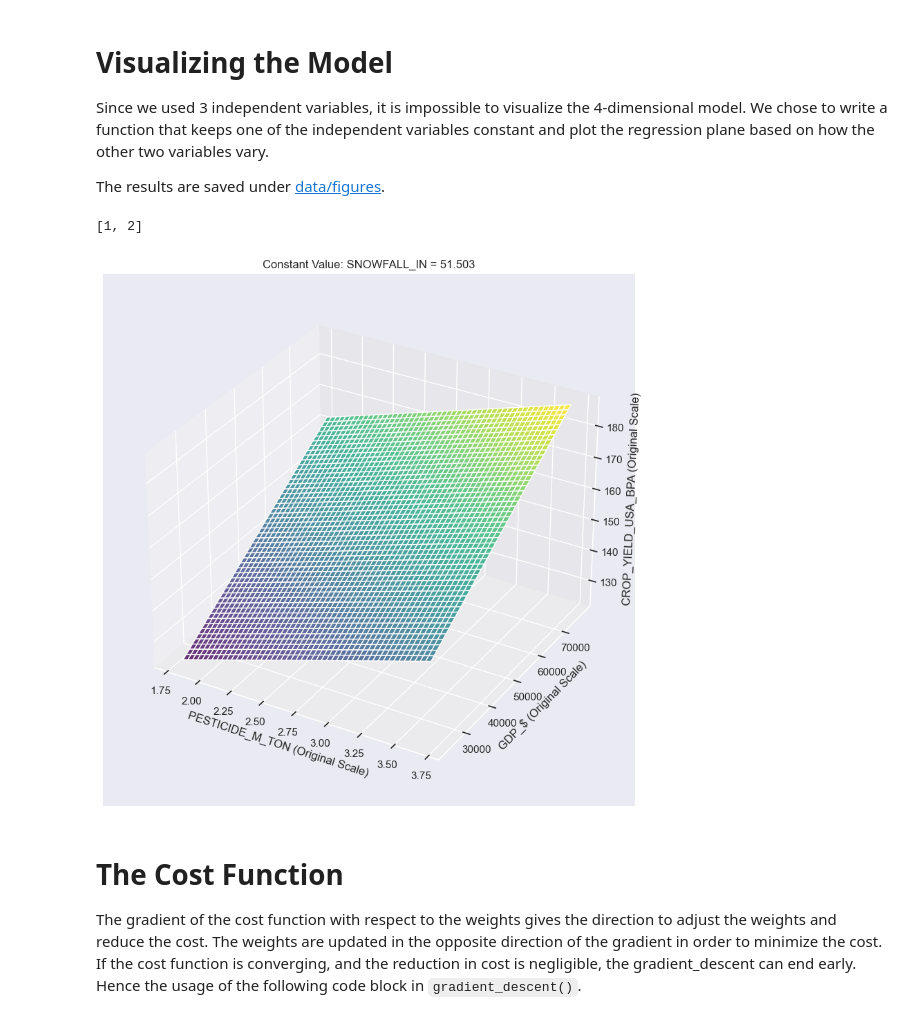
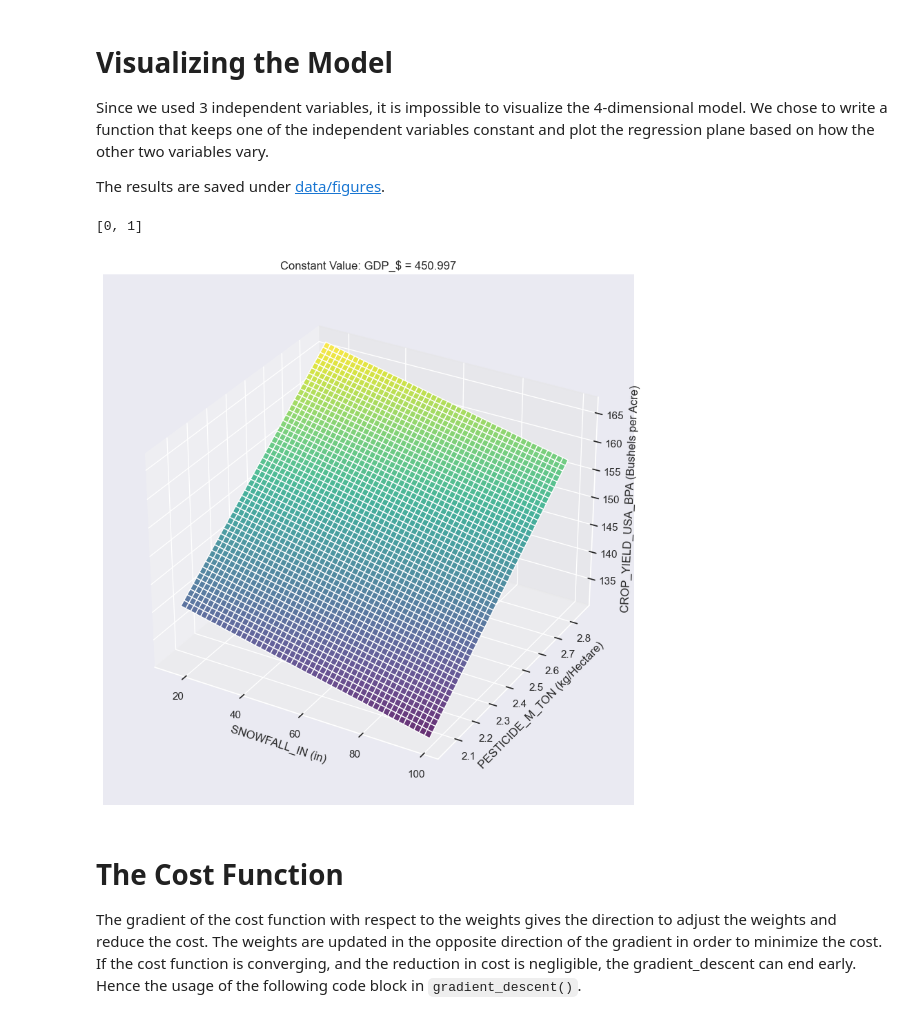
Before and after one commit to Aryanaut/DTP3_CropYield, a Jupyter notebook: src/main.ipynb, the cells around one changed output. Drawn from its saved outputs; the diff is of its cells as text; code cells hidden in the pictures.

Commit message:
updated data with new units, final graph now displays units

```diff
--- a/src/main.ipynb
+++ b/src/main.ipynb
@@ -237,6 +240,13 @@ Since we used 3 independent variables, it is impossible to visualize the 4-dimen
 
 The results are saved under [data/figures](../data/figures/).
 # %%
+unit_dict = {
+    'SNOWFALL_IN': "in",
+    'PESTICIDE_M_TON': "kg/Hectare",
+    'GDP_$': "10,000 USD",
+    'CROP_YIELD_USA_BPA': "Bushels per Acre"
+}
+
 def plot_with_two_varied_variables(model: MVF, feature_to_keep_constant, constant_value=None, savefig=None):
     """
     Visualizes the data by varying two features and keeping one feature constant.
@@ -305,9 +315,9 @@ def plot_with_two_varied_variables(model: MVF, feature_to_keep_constant, constan
     ax.clear()
 
     ax.plot_surface(X1_orig, X2_orig, Y_pred, cmap='viridis', alpha=0.8)
-    ax.set_xlabel(f'{model.feature_names[feature1]} (Original Scale)')
-    ax.set_ylabel(f'{model.feature_names[feature2]} (Original Scale)')
-    ax.set_zlabel(f'{model.target_name} (Original Scale)')
+    ax.set_xlabel(f'{model.feature_names[feature1]} ({unit_dict[model.feature_names[feature1]]})')
+    ax.set_ylabel(f'{model.feature_names[feature2]} ({unit_dict[model.feature_names[feature2]]})')
+    ax.set_zlabel(f'{model.target_name} ({unit_dict[model.target_name]})')
     ax.set_box_aspect(None, zoom=0.95)
     plt.title(f'Constant Value: {model.feature_names[feature_to_keep_constant]} = {round(constant_value, 3)}')
     if savefig:
@@ -317,17 +327,17 @@ def plot_with_two_varied_variables(model: MVF, feature_to_keep_constant, constan
 # %%
 """
 Change feature_to_keep_constant based on:
 
     0: SNOWFALL_IN
     1: PESTICIDE_M_TON
     2: GDP_$
 
 """
 
-plot_with_two_varied_variables(model, feature_to_keep_constant=0, savefig="../data/figures/Constant_SNOWFALL_IN.png")
+plot_with_two_varied_variables(model, feature_to_keep_constant=2, savefig="../data/figures/Constant_GDP.png")
 # %% [output]
-[1, 2]
+[0, 1]
-[figure, old version]
+[figure, new version]
 # %% [markdown]
 # The Cost Function
 
```
Also changed, not shown: parts of 9 cells of this notebook, 10 other files.
